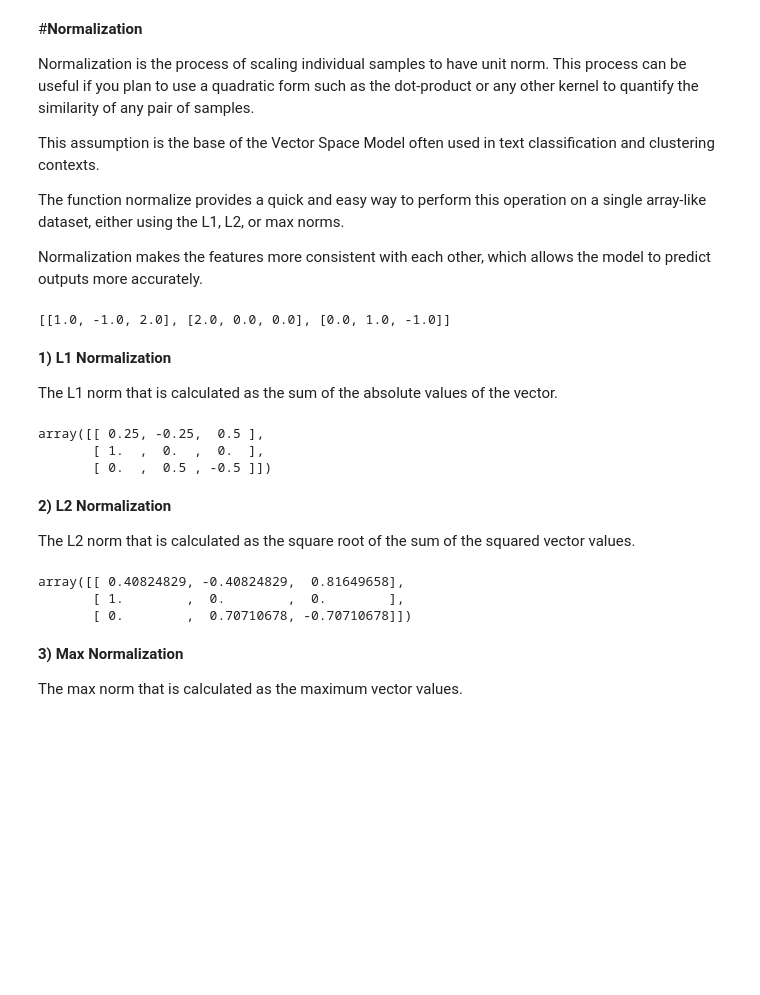
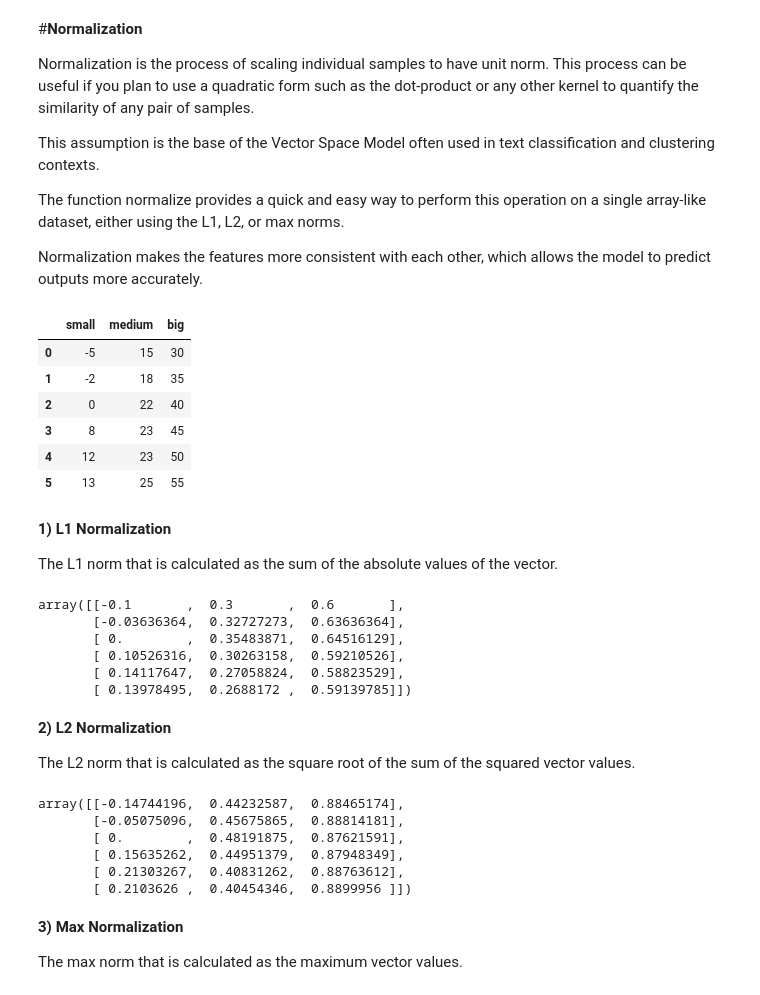
Before and after one commit to MasoumehShariat/ML_Pipeline-PreProcessing, a Jupyter notebook: Data transformation.ipynb, the cells around one changed output. Saved outputs shown, nothing was run; the diff lists cells and outputs as text; code cells hidden in the pictures; blank space fills up the shorter version.

```diff
--- a/Data transformation.ipynb
+++ b/Data transformation.ipynb
@@ -11,35 +11,52 @@ Normalization makes the features more consistent with each other, which allows t
 # %%
 import numpy as np
 from sklearn import preprocessing
-# %%
-data = [[ 1., -1.,  2.],  [ 2.,  0.,  0.],  [ 0.,  1., -1.]]
-data
-# %% [output]
-[[1.0, -1.0, 2.0], [2.0, 0.0, 0.0], [0.0, 1.0, -1.0]]
+# %%
+import pandas as pd
+
+#create DataFrame
+df = pd.DataFrame({'small': [-5, -2, 0, 8, 12, 13],
+                   'medium': [15, 18, 22, 23, 23, 25 ],
+                   'big': [30,35,40,45,50,55]})
+df
+# %% [output]
+|  | small | medium | big |
+| 0 | -5 | 15 | 30 |
+| 1 | -2 | 18 | 35 |
+| 2 | 0 | 22 | 40 |
+| 3 | 8 | 23 | 45 |
+| 4 | 12 | 23 | 50 |
+| 5 | 13 | 25 | 55 |
 # %% [markdown]
 **1) L1 Normalization**
 
 The L1 norm that is calculated as the sum of the absolute values of the vector.
 # %%
 #L1
-normalized = preprocessing.normalize(data, norm='l1')
+normalized = preprocessing.normalize(df, norm='l1')
 normalized
 # %% [output]
-array([[ 0.25, -0.25,  0.5 ],
-       [ 1.  ,  0.  ,  0.  ],
-       [ 0.  ,  0.5 , -0.5 ]])
+array([[-0.1       ,  0.3       ,  0.6       ],
+       [-0.03636364,  0.32727273,  0.63636364],
+       [ 0.        ,  0.35483871,  0.64516129],
+       [ 0.10526316,  0.30263158,  0.59210526],
+       [ 0.14117647,  0.27058824,  0.58823529],
+       [ 0.13978495,  0.2688172 ,  0.59139785]])
 # %% [markdown]
 **2) L2 Normalization**
 
 The L2 norm that is calculated as the square root of the sum of the squared vector values.
 # %%
 #L2
-normalized = preprocessing.normalize(data, norm='l2')
+normalized = preprocessing.normalize(df, norm='l2')
 normalized
 # %% [output]
-array([[ 0.40824829, -0.40824829,  0.81649658],
-       [ 1.        ,  0.        ,  0.        ],
-       [ 0.        ,  0.70710678, -0.70710678]])
+array([[-0.14744196,  0.44232587,  0.88465174],
+       [-0.05075096,  0.45675865,  0.88814181],
+       [ 0.        ,  0.48191875,  0.87621591],
+       [ 0.15635262,  0.44951379,  0.87948349],
+       [ 0.21303267,  0.40831262,  0.88763612],
+       [ 0.2103626 ,  0.40454346,  0.8899956 ]])
 # %% [markdown]
 **3) Max Normalization**
 
```
Also changed, not shown: parts of 14 cells of this notebook.
